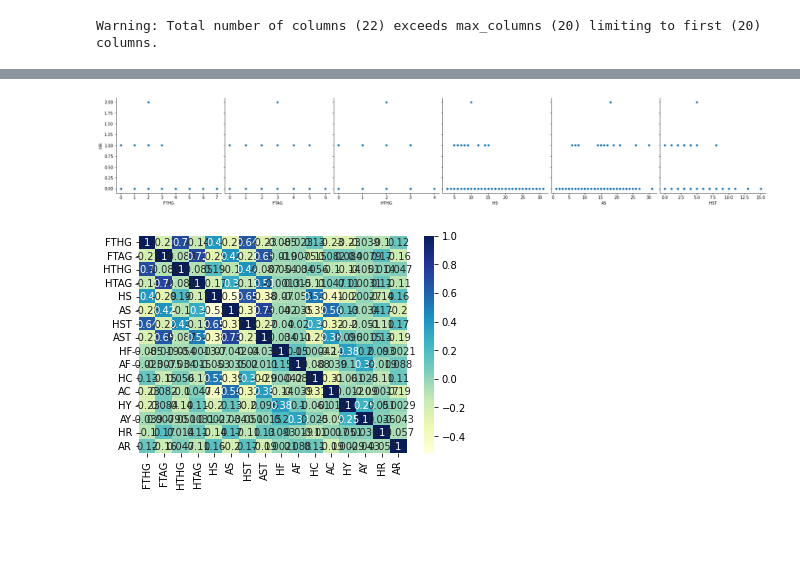
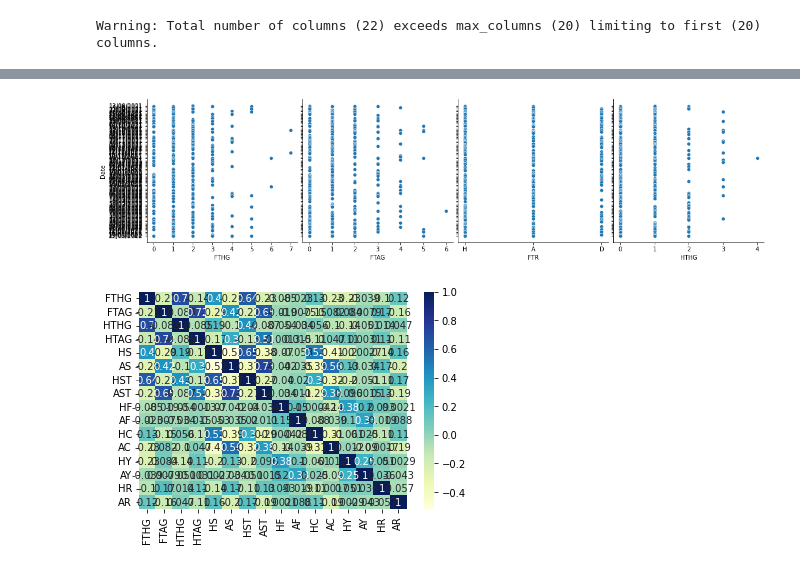
Before and after one commit to SnapeSnoop/MachineLearning, a Jupyter notebook: KUISML1.ipynb, the cells around one changed output, grey strips where cells are left out. Cells and saved outputs as stored; diff of their text form; code cells hidden in the pictures; blank space fills up the shorter version.

```diff
--- a/KUISML1.ipynb
+++ b/KUISML1.ipynb
@@ -13,6 +13,6 @@ Saving soccer21-22.csv to soccer21-22.csv
 # %%
 # baca data
-data = pd.read_csv('soccer21-22.csv')
+data = pd.read_csv('soccer21-22 (1).csv')
 data.head()
 # %% [output]
 |  | Date | HomeTeam | AwayTeam | FTHG | FTAG | FTR | HTHG | HTAG | HTR | Referee | ... | ... |
@@ -66,11 +66,11 @@ import matplotlib.pyplot as plt
 import seaborn as sns
 # %%
 # operasi visualisasi
-sns.pairplot(data, x_vars=['FTHG','FTAG','HTHG','HS','AS','HST'],
-             y_vars='HR', size=4, aspect=1, kind='scatter')
+sns.pairplot(data, x_vars=['FTHG','FTAG','FTR','HTHG'],
+             y_vars='Date', size=4, aspect=1, kind='scatter')
 plt.show()
 # %% [output]
-[figure, old version]
+[figure, new version]
 # %%
 sns.heatmap(data.corr(), cmap="YlGnBu", annot = True)
 plt.show()
```
Also changed, not shown: parts of 11 cells of this notebook.
